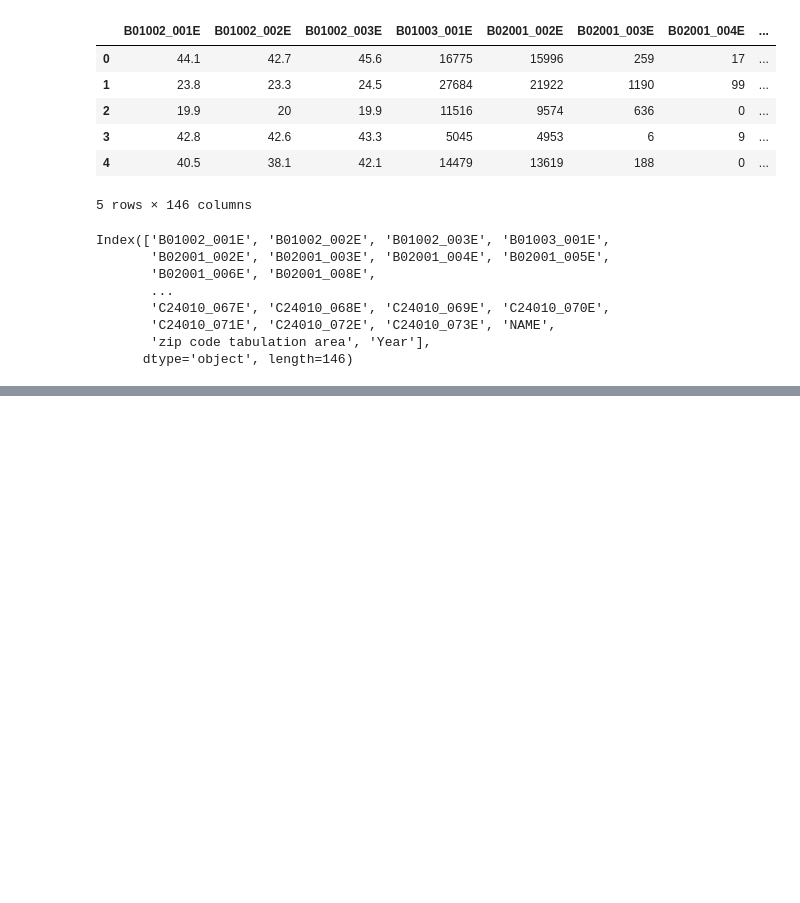
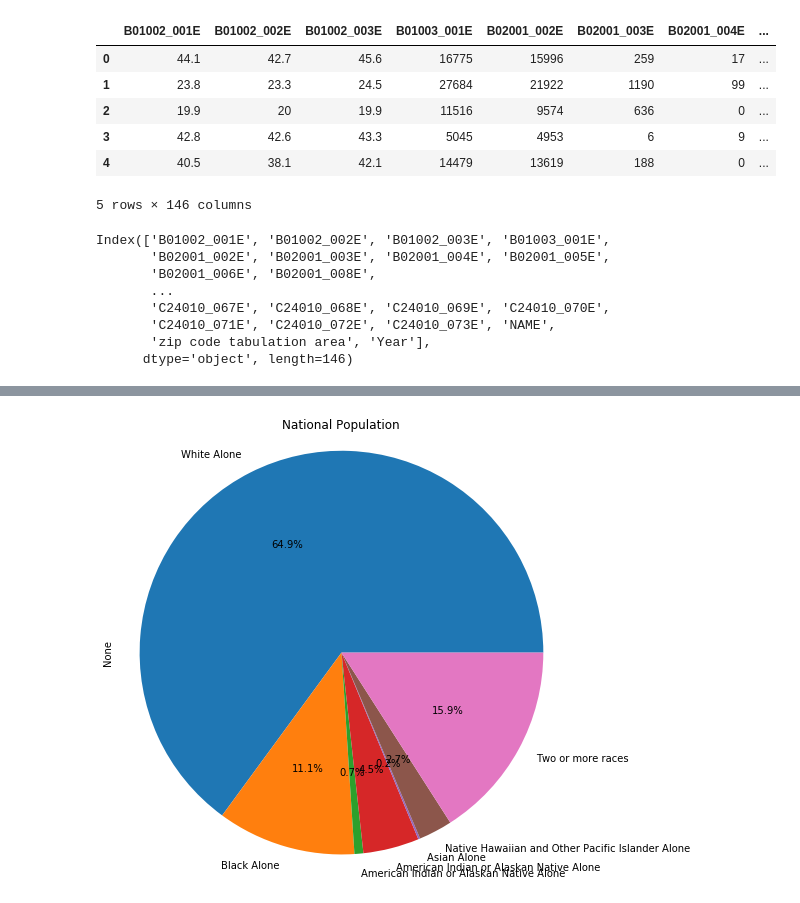
Before and after one commit to harshil753/Project1, a Jupyter notebook: FirstProject.ipynb, the cells around one changed output, grey strips where cells are left out. Cells and saved outputs as stored; diff of their text form; code cells hidden in the pictures; blank space fills up the shorter version.

```diff
--- a/FirstProject.ipynb
+++ b/FirstProject.ipynb
@@ -98,0 +127,27 @@ Index(['B01002_001E', 'B01002_002E', 'B01002_003E', 'B01003_001E',
+# %%
+# "B02001_002E" White alone
+# "B02001_003E" Black alone
+# "B02001_004E" American Indian or Alaskan Native Alone
+# "B02001_005E" Asian alone
+# "B02001_006E" Native Hawaiian and Other Pacific Islander Alone
+# "B02001_008E" Two or more races
+# "B03001_003E" Hispanic Origin
+
+popList = ("B02001_002E","B02001_003E", "B02001_004E", "B02001_005E", "B02001_006E", "B02001_008E", "B03001_003E")
+
+nationalPopCount = []
+for p in popList:
+    nationalPopCount.append(pd.to_numeric(census_pd[p]).sum())
+
+sfPopCount = []
+for p in popList:
+    sfPopCount.append(pd.to_numeric(sfcensus[p]).sum())
+
+popLabels = ["White Alone", "Black Alone","American Indian or Alaskan Native Alone","American Indian or Alaskan Native Alone","Asian Alone","Native Hawaiian and Other Pacific Islander Alone","Two or more races","Hispanic Origin"]
+# %%
+nationalPopSeries = pd.Series(nationalPopCount)
+nationalPopSeries.plot(kind="pie", labels=popLabels, autopct="%1.1f%%", figsize=(8,8), title="National Population")
+plt.axis("equal")
+plt.show()
+# %% [output]
+[figure, added]
```
Also changed, not shown: parts of 7 cells of this notebook, 1 other file.
